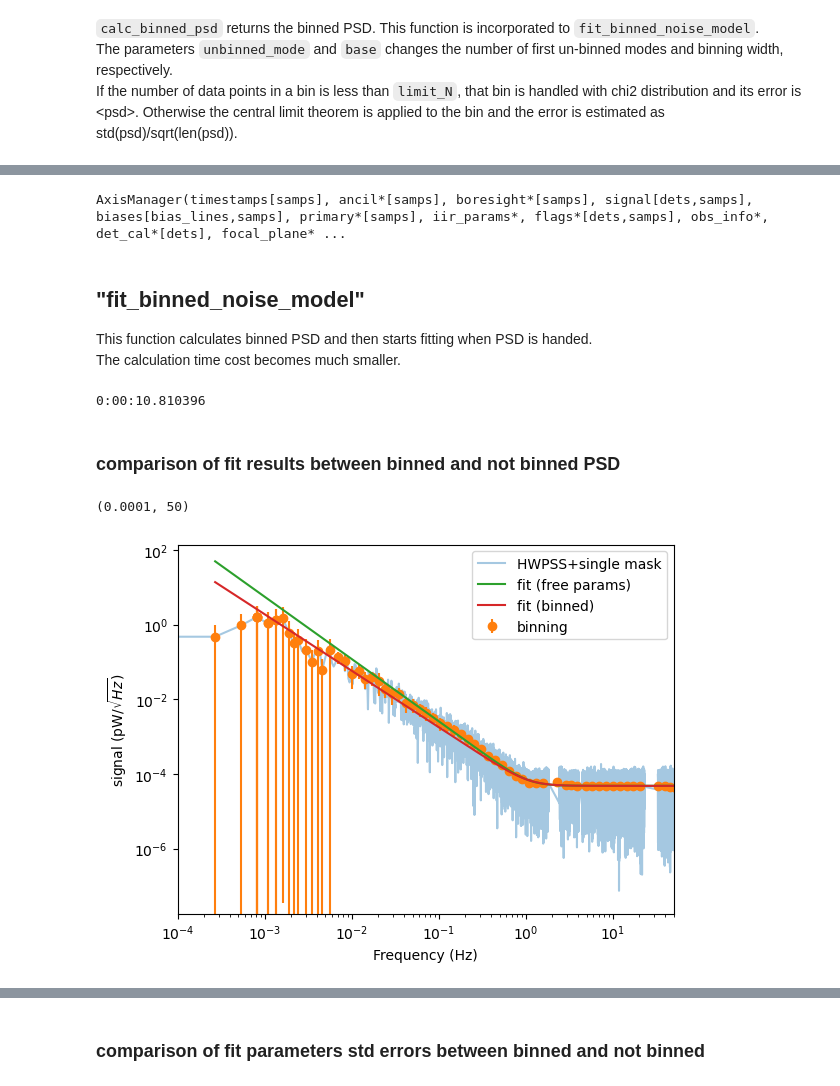
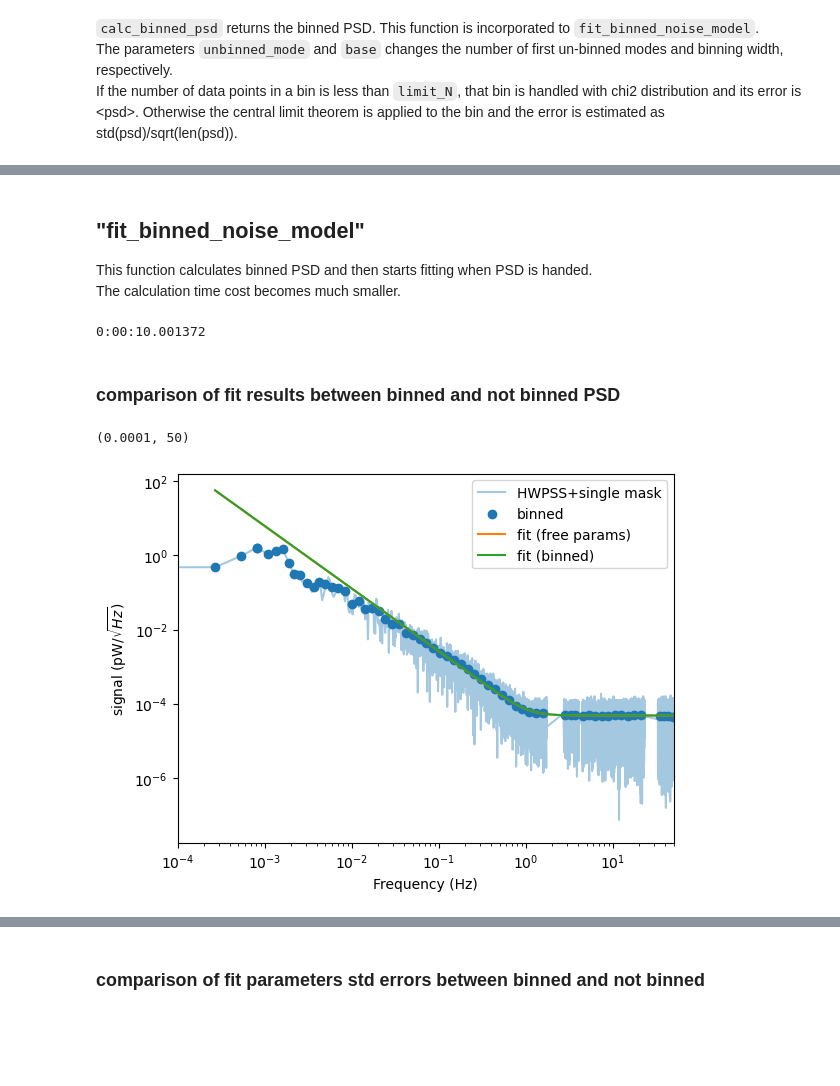
Before and after one commit to 17-sugiyama/scratch, a Jupyter notebook: 20240705_fft_ops_PR.ipynb, the cells around one changed output, grey strips where cells are left out. Cells and saved outputs as stored; diff of their text form; code cells hidden in the pictures; blank space fills up the shorter version.

```diff
--- a/20240705_fft_ops_PR.ipynb
+++ b/20240705_fft_ops_PR.ipynb
@@ -90,4 +83,0 @@ True
-# %%
-nume=[fft_ops.peak_mask(aman.freqs, 1)]
-nume.append(fft_ops.peak_mask(aman.freqs, 2))
-mask = np.any(np.array(nume), axis=0)
@@ -232,7 +214,7 @@ chi2 distribution and its error is \<psd>. Otherwise the central limit theorem
 is applied to the bin and the error is estimated as  std(psd)/sqrt(len(psd)).
 # %%
 start = datetime.datetime.now()
-f_binned, pxx_binned, pxx_std = fft_ops.calc_binned_psd(aman, f=aman.freqs, pxx=aman.Pxx, unbinned_mode=3, base=1.2, limit_N=5, merge=False, mask=True)
+f_binned, pxx_binned, bin_size = fft_ops.calc_binned_psd(aman, f=aman.freqs, pxx=aman.Pxx, unbinned_mode=3, base=1.2, merge=False, mask=True)
 stop = datetime.datetime.now()
 print(stop - start)
 # %% [output]
@@ -250,7 +232,3 @@ plt.xlim(1E-4, 50)
-# %%
-aman
-# %% [output]
-AxisManager(timestamps[samps], ancil*[samps], boresight*[samps], signal[dets,samps], biases[bias_lines,samps], primary*[samps], iir_params*, flags*[dets,samps], obs_info*, det_cal*[dets], focal_plane* ...
 # %% [markdown]
 ## "fit_binned_noise_model"
 This function calculates binned PSD and then starts fitting when PSD is handed.\
@@ -266,24 +244,24 @@ noise_fit_stats_bin = fft_ops.fit_binned_noise_model(aman,
                                                      fwhite=(3, 20),
                                                      mask=True,
                                                      fixed_parameter=None,
-                                                     unbinned_mode=1, base=1.2, limit_N=5)
+                                                     unbinned_mode=1, base=1.2)
 stop = datetime.datetime.now()
 print(stop - start)
 # %% [output]
-0:00:10.810396
+0:00:10.001372
 # %% [markdown]
 ### comparison of fit results between binned and not binned PSD
 # %%
 plt.loglog(aman.freqs[mask], np.sqrt(aman.Pxx[0][mask]), alpha=0.4, label="HWPSS+single mask", zorder=0)
-plt.errorbar(f_binned, np.sqrt(pxx_binned[0]), yerr=np.sqrt(pxx_std[0]), fmt="o", label="binning", zorder=1)
+plt.scatter(f_binned, np.sqrt(pxx_binned[0]), label="binned", zorder=1)
 noise_fit_stats = noise_fit_stats_all_params
 plt.loglog(aman.freqs, np.sqrt(fft_ops.noise_model(aman.freqs, noise_fit_stats.fit[0])),  label="fit (free params)")
 noise_fit_stats = noise_fit_stats_bin
 plt.loglog(aman.freqs, np.sqrt(fft_ops.noise_model(aman.freqs, noise_fit_stats.fit[0])), label="fit (binned)")
 plt.legend()
 plt.xlabel('Frequency (Hz)')
 plt.ylabel('signal (pW/$\sqrt{Hz}$)')
 plt.xlim(1E-4, 50)
 # %% [output]
 (0.0001, 50)
-[figure, old version]
+[figure, new version]
```
Also changed, not shown: parts of 15 cells of this notebook.
